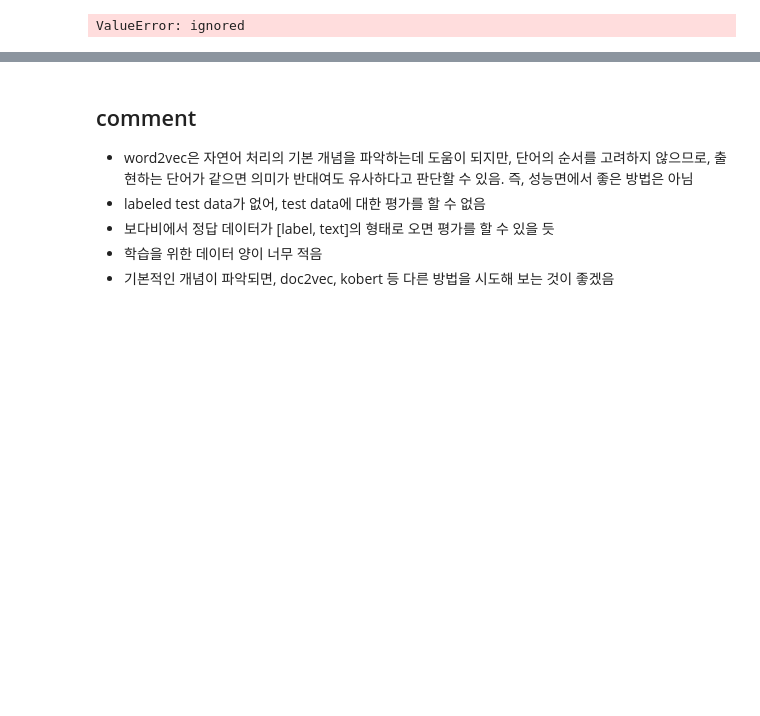
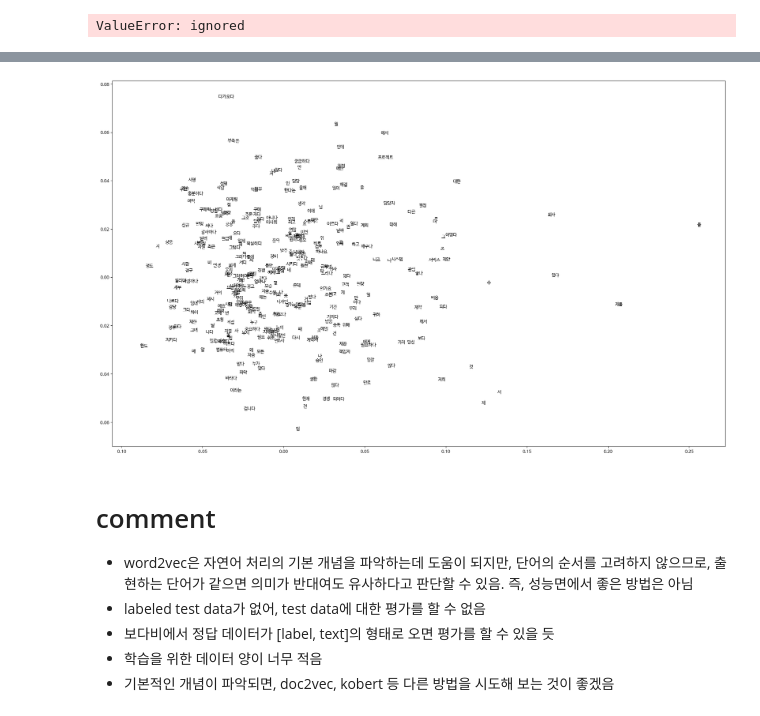
Before and after one commit to magnetclip/kyobonlp, a Jupyter notebook: word2vec.ipynb, the cells around one changed output, grey strips where cells are left out. Saved outputs shown, nothing was run; the diff lists cells and outputs as text; code cells hidden in the pictures; blank space fills up the shorter version.

```diff
--- a/word2vec.ipynb
+++ b/word2vec.ipynb
@@ -498,5 +850,30 @@ ValueError: ignored
+# %%
+# embedding visualization; PCA
+import matplotlib.pyplot as plt
+from sklearn.decomposition import PCA
+
+test_words = list(model.wv.key_to_index.keys())
+vecs = np.array([model.wv.get_vector(word) for word in test_words])
+
+pca = PCA(n_components=2)
+xys = pca.fit_transform(vecs)
+xs = xys[:, 0]
+ys = xys[:, 1]
+
+def plot_2d_graph(vocabs, xs, ys):
+    plt.figure(figsize=(25, 15))
+    plt.scatter(xs, ys, c='w')
+    for idx, (x, y) in enumerate(vocabs):
+        #단어 찾기
+        word = test_words[idx]
+        font_color = 'black'
+        plt.annotate(word, (x, y))
+
+plot_2d_graph(xys, xs, ys)
+# %% [output]
+[figure, added]
 # %% [markdown]
-## comment
+# comment
 
 * word2vec은 자연어 처리의 기본 개념을 파악하는데 도움이 되지만, 단어의 순서를 고려하지 않으므로, 출현하는 단어가 같으면 의미가 반대여도 유사하다고 판단할 수 있음. 즉, 성능면에서 좋은 방법은 아님
 * labeled test data가 없어, test data에 대한 평가를 할 수 없음
```
Also changed, not shown: parts of 55 cells of this notebook, 2 other files.
